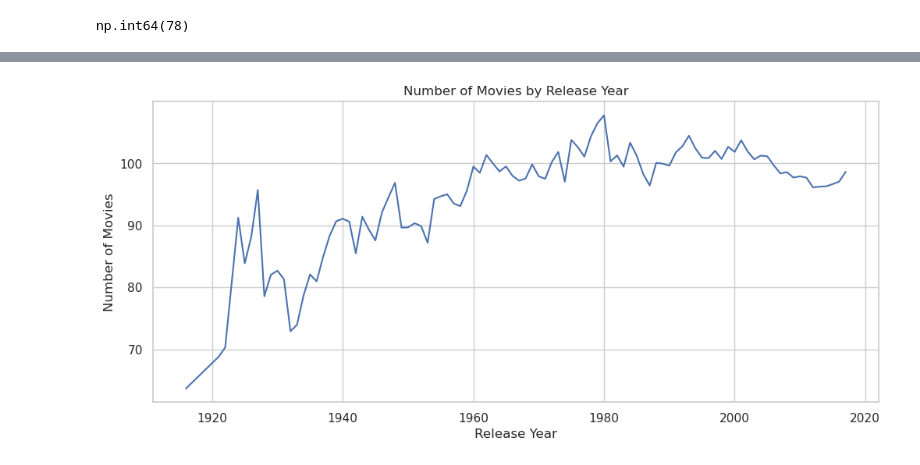
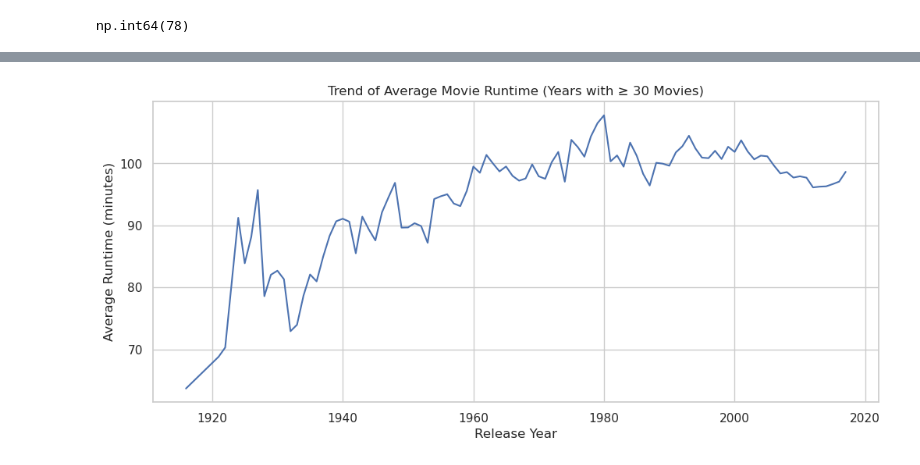
Before and after one commit to Hna2005/movie-runtime-analysis, a Jupyter notebook: notebooks/03-eda.ipynb, the cells around one changed output, grey strips where cells are left out. Drawn from its saved outputs; the diff is of its cells as text; code cells hidden in the pictures.

```diff
--- a/notebooks/03-eda.ipynb
+++ b/notebooks/03-eda.ipynb
@@ -98,6 +90,8 @@ print(runtime.isna().mean() * 100)
 # %% [output]
 1746
 3.8819841252195566
+# %%
+runtime_data = data.dropna(subset=["runtime"]).copy()
 # %%
 runtime.sort_values().head(10)
 # %% [output]
@@ -321,11 +330,11 @@ plt.show()
 # %%
 runtime_by_year = (
-    data
+    runtime_data
     .groupby("release_year")["runtime"]
     .mean()
     .reset_index()
 )
 
-runtime_by_year.head(10)
+runtime_by_year.sample(10)
 # %% [output]
 |  | release_year | runtime |
@@ -337,10 +351,10 @@ runtime_by_year.head(10)
 # %%
 movies_per_year = (
-    data.groupby("release_year")
+    runtime_data.groupby("release_year")
     .size()
     .reset_index(name="movie_count")
 )
 
-movies_per_year.head(10)
+movies_per_year.sample(10)
 # %% [output]
 |  | release_year | movie_count |
@@ -366,16 +396,16 @@ runtime_by_year_filtered = runtime_by_year[
 # %%
 plt.figure(figsize=(12,5))
 
 sns.lineplot(
     data=runtime_by_year_filtered,
     x="release_year",
     y="runtime"
 )
 
-plt.title("Number of Movies by Release Year")
+plt.title("Trend of Average Movie Runtime (Years with ≥ 30 Movies)")
+plt.ylabel("Average Runtime (minutes)")
 plt.xlabel("Release Year")
-plt.ylabel("Number of Movies")
 
 plt.show()
 # %% [output]
-[figure, old version]
+[figure, new version]
```
Also changed, not shown: parts of 37 cells of this notebook.
